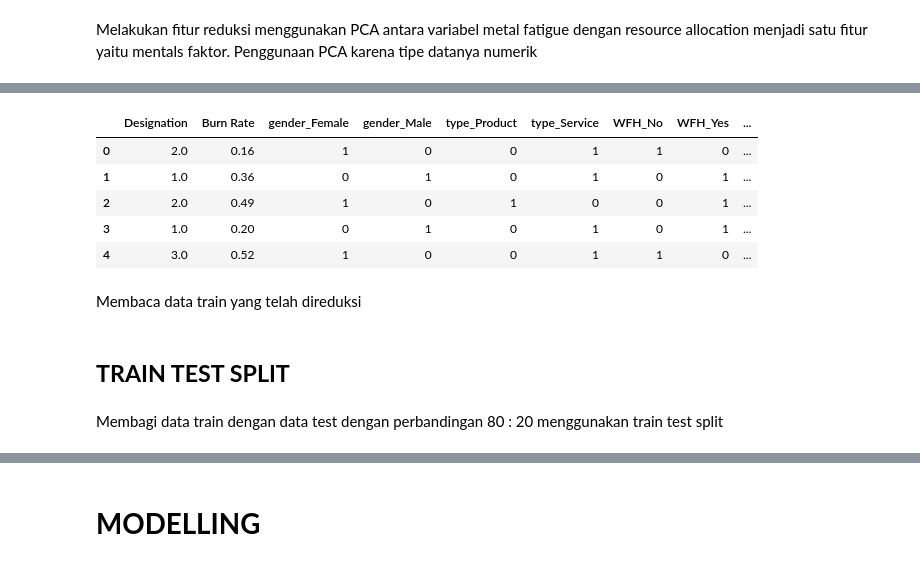
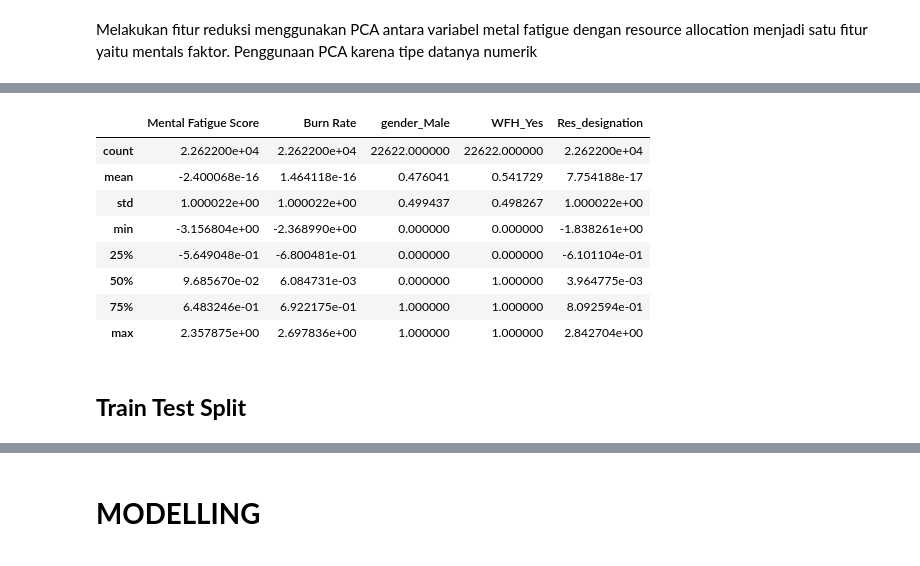
Before and after one commit to fianadew/Explanatory-Data-Analysis, a Jupyter notebook: Mental_Health.ipynb, the cells around one changed output, grey strips where cells are left out. Drawn from its saved outputs; the diff is of its cells as text; code cells hidden in the pictures.

```diff
--- a/Mental_Health.ipynb
+++ b/Mental_Health.ipynb
@@ -287,9 +428,8 @@ Proses diatas merupakan proses menghapus kolom lama bekerja
 ## **ENCODING CATEGORICAL DATA**
 # %%
 #encoding data categorical menggunakan one hot encoder
-train_dataset = pd.concat([train_dataset, pd.get_dummies(train_dataset['Gender'], prefix='gender')], axis=1)
-train_dataset = pd.concat([train_dataset, pd.get_dummies(train_dataset['Company Type'], prefix='type')], axis=1)
-train_dataset = pd.concat([train_dataset, pd.get_dummies(train_dataset['WFH Setup Available'], prefix='WFH')], axis=1)
+train_dataset = pd.concat([train_dataset, pd.get_dummies(train_dataset['Gender'], prefix='gender', drop_first=True)], axis=1)
+train_dataset = pd.concat([train_dataset, pd.get_dummies(train_dataset['WFH Setup Available'], prefix='WFH', drop_first=True)], axis=1)
 train_dataset = train_dataset.drop(columns=['Gender', 'Company Type', 'WFH Setup Available'])
 train_dataset.head()
 # %% [output]
@@ -314,6 +459,6 @@ Melakukan pairplot data numerical untuk mengetahui korelasi antar variabel yang
 # %%
 #featue reduksi menggunakan PCA karena bentuk data numerical
 pca = PCA(n_components=1, random_state=123)
-pca.fit(train_dataset[['Resource Allocation', 'Mental Fatigue Score']])
-train_dataset['mental_factors']= pca.transform(train_dataset.loc[:, ('Resource Allocation', 'Mental Fatigue Score')]).flatten()
-train_dataset = train_dataset.drop(columns=['Resource Allocation', 'Mental Fatigue Score'])
+pca.fit(train_dataset[['Resource Allocation', 'Designation']])
+train_dataset['Res_designation']= pca.transform(train_dataset.loc[:, ('Resource Allocation', 'Designation')]).flatten()
+train_dataset = train_dataset.drop(columns=['Resource Allocation', 'Designation'])
@@ -321,0 +478,8 @@ Melakukan fitur reduksi menggunakan PCA antara variabel metal fatigue dengan res
+# %%
+from sklearn.preprocessing import MinMaxScaler
+
+numerical_features = ['Res_designation', 'Mental Fatigue Score', 'Burn Rate'] #list numerical feture
+scaler = StandardScaler() #memanggil fungsi standar scaler
+scaler.fit(train_dataset[numerical_features]) #proses standar scaler
+train_dataset[numerical_features] = scaler.transform(train_dataset.loc[:, numerical_features])
+train_dataset.head()
@@ -322,20 +493,19 @@ Melakukan fitur reduksi menggunakan PCA antara variabel metal fatigue dengan res
 # %%
 #membaca data train terbaru
-train_dataset.head()
+train_dataset.describe()
 # %% [output]
-|  | Designation | Burn Rate | gender_Female | gender_Male | type_Product | type_Service | WFH_No | WFH_Yes | ... |
-| 0 | 2.0 | 0.16 | 1 | 0 | 0 | 1 | 1 | 0 | ... |
-| 1 | 1.0 | 0.36 | 0 | 1 | 0 | 1 | 0 | 1 | ... |
-| 2 | 2.0 | 0.49 | 1 | 0 | 1 | 0 | 0 | 1 | ... |
-| 3 | 1.0 | 0.20 | 0 | 1 | 0 | 1 | 0 | 1 | ... |
-| 4 | 3.0 | 0.52 | 1 | 0 | 0 | 1 | 1 | 0 | ... |
+|  | Mental Fatigue Score | Burn Rate | gender_Male | WFH_Yes | Res_designation |
+| count | 2.262200e+04 | 2.262200e+04 | 22622.000000 | 22622.000000 | 2.262200e+04 |
+| mean | -2.400068e-16 | 1.464118e-16 | 0.476041 | 0.541729 | 7.754188e-17 |
+| std | 1.000022e+00 | 1.000022e+00 | 0.499437 | 0.498267 | 1.000022e+00 |
+| min | -3.156804e+00 | -2.368990e+00 | 0.000000 | 0.000000 | -1.838261e+00 |
+| 25% | -5.649048e-01 | -6.800481e-01 | 0.000000 | 0.000000 | -6.101104e-01 |
+| 50% | 9.685670e-02 | 6.084731e-03 | 0.000000 | 1.000000 | 3.964775e-03 |
+| 75% | 6.483246e-01 | 6.922175e-01 | 1.000000 | 1.000000 | 8.092594e-01 |
+| max | 2.357875e+00 | 2.697836e+00 | 1.000000 | 1.000000 | 2.842704e+00 |
-# %% [markdown]
-Membaca data train yang telah direduksi
-# %% [markdown]
-## **TRAIN TEST SPLIT**
+# %% [markdown]
+## **Train Test Split**
 # %%
 x=train_dataset.drop(columns='Burn Rate') #menghapus kolom target
 y=train_dataset['Burn Rate'] #menyimpan kolom target
 x_train, x_test, y_train, y_test = train_test_split(x, y, test_size=0.2, random_state=123) #membagi data train dengan data test
-# %% [markdown]
-Membagi data train dengan data test dengan perbandingan 80 : 20 menggunakan train test split
```
Also changed, not shown: parts of 102 cells of this notebook.
